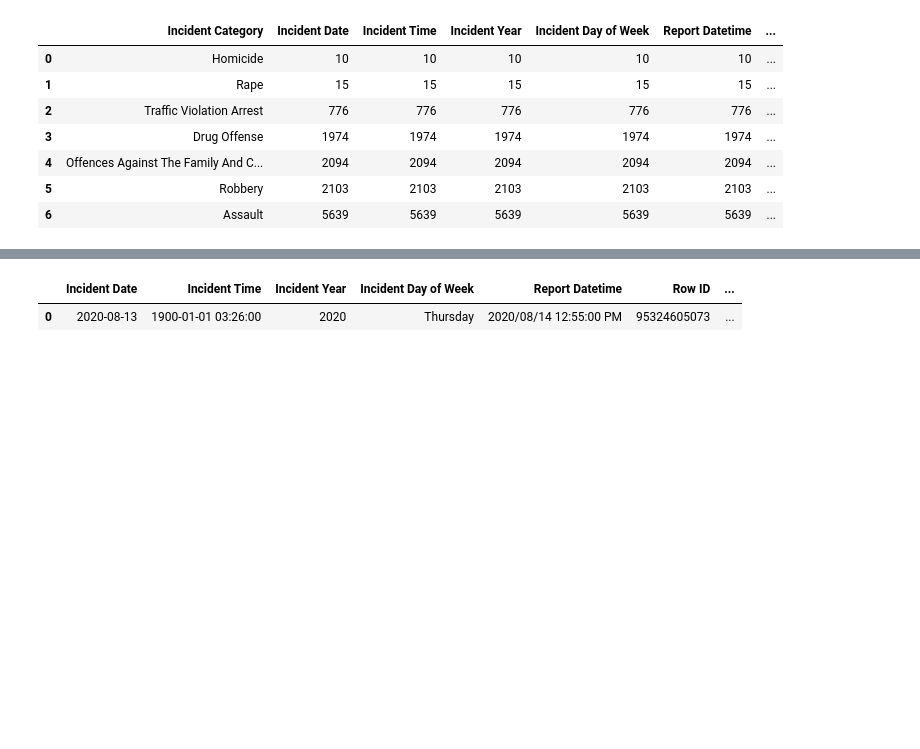
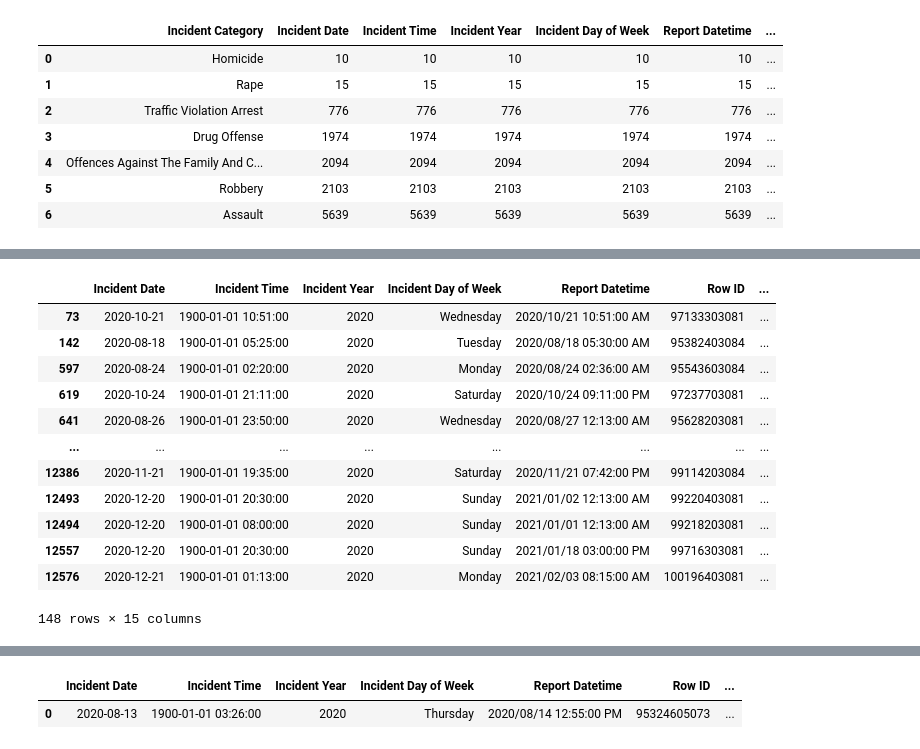
Before and after one commit to baharbiazar/San_Francisco_crime_EDA, a Jupyter notebook: src/sf_crime_analysis.ipynb, the cells around one changed output, grey strips where cells are left out. Saved outputs shown, nothing was run; the diff lists cells and outputs as text; code cells hidden in the pictures; blank space fills up the shorter version.

```diff
--- a/src/sf_crime_analysis.ipynb
+++ b/src/sf_crime_analysis.ipynb
@@ -150,3 +150,19 @@ P.plot_prop_years(property_ma_18, property_ma_19, property_ma_20);
+# %%
+violent_ma_20[violent_ma_20['Incident Subcategory']=='Robbery - Carjacking']
+# %% [output]
+|  | Incident Date | Incident Time | Incident Year | Incident Day of Week | Report Datetime | Row ID | ... |
+| 73 | 2020-10-21 | 1900-01-01 10:51:00 | 2020 | Wednesday | 2020/10/21 10:51:00 AM | 97133303081 | ... |
+| 142 | 2020-08-18 | 1900-01-01 05:25:00 | 2020 | Tuesday | 2020/08/18 05:30:00 AM | 95382403084 | ... |
+| 597 | 2020-08-24 | 1900-01-01 02:20:00 | 2020 | Monday | 2020/08/24 02:36:00 AM | 95543603084 | ... |
+| 619 | 2020-10-24 | 1900-01-01 21:11:00 | 2020 | Saturday | 2020/10/24 09:11:00 PM | 97237703081 | ... |
+| 641 | 2020-08-26 | 1900-01-01 23:50:00 | 2020 | Wednesday | 2020/08/27 12:13:00 AM | 95628203081 | ... |
+| ... | ... | ... | ... | ... | ... | ... | ... |
+| 12386 | 2020-11-21 | 1900-01-01 19:35:00 | 2020 | Saturday | 2020/11/21 07:42:00 PM | 99114203084 | ... |
+| 12493 | 2020-12-20 | 1900-01-01 20:30:00 | 2020 | Sunday | 2021/01/02 12:13:00 AM | 99220403081 | ... |
+| 12494 | 2020-12-20 | 1900-01-01 08:00:00 | 2020 | Sunday | 2021/01/01 12:13:00 AM | 99218203081 | ... |
+| 12557 | 2020-12-20 | 1900-01-01 20:30:00 | 2020 | Sunday | 2021/01/18 03:00:00 PM | 99716303081 | ... |
+| 12576 | 2020-12-21 | 1900-01-01 01:13:00 | 2020 | Monday | 2021/02/03 08:15:00 AM | 100196403081 | ... |
+148 rows × 15 columns
 # %%
 # review each category and sub category comparing 2020 and 2019
 P.plot_viol_subcats(violent_ma_19, violent_ma_20);
```
Also changed, not shown: parts of 7 cells of this notebook, 9 other files.
